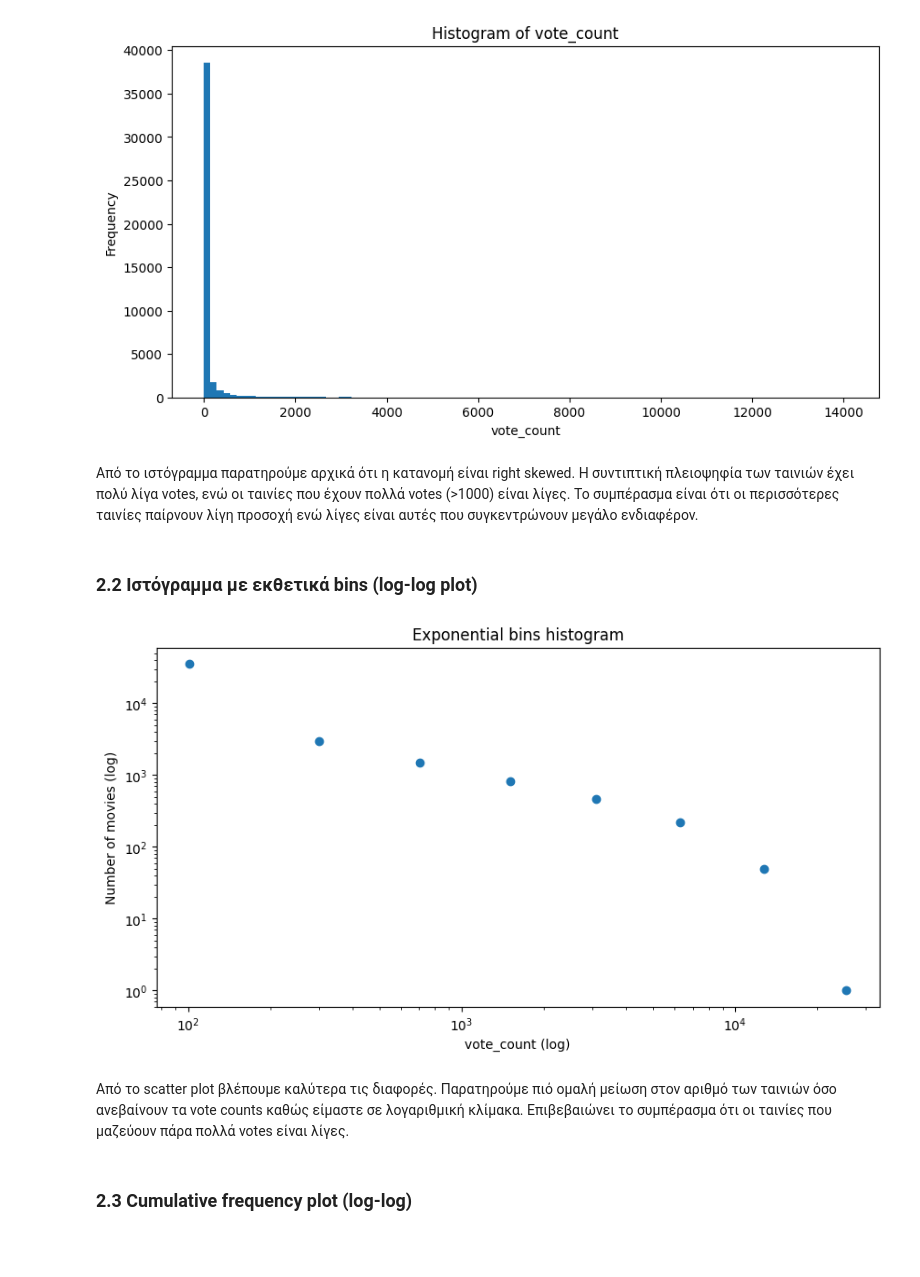
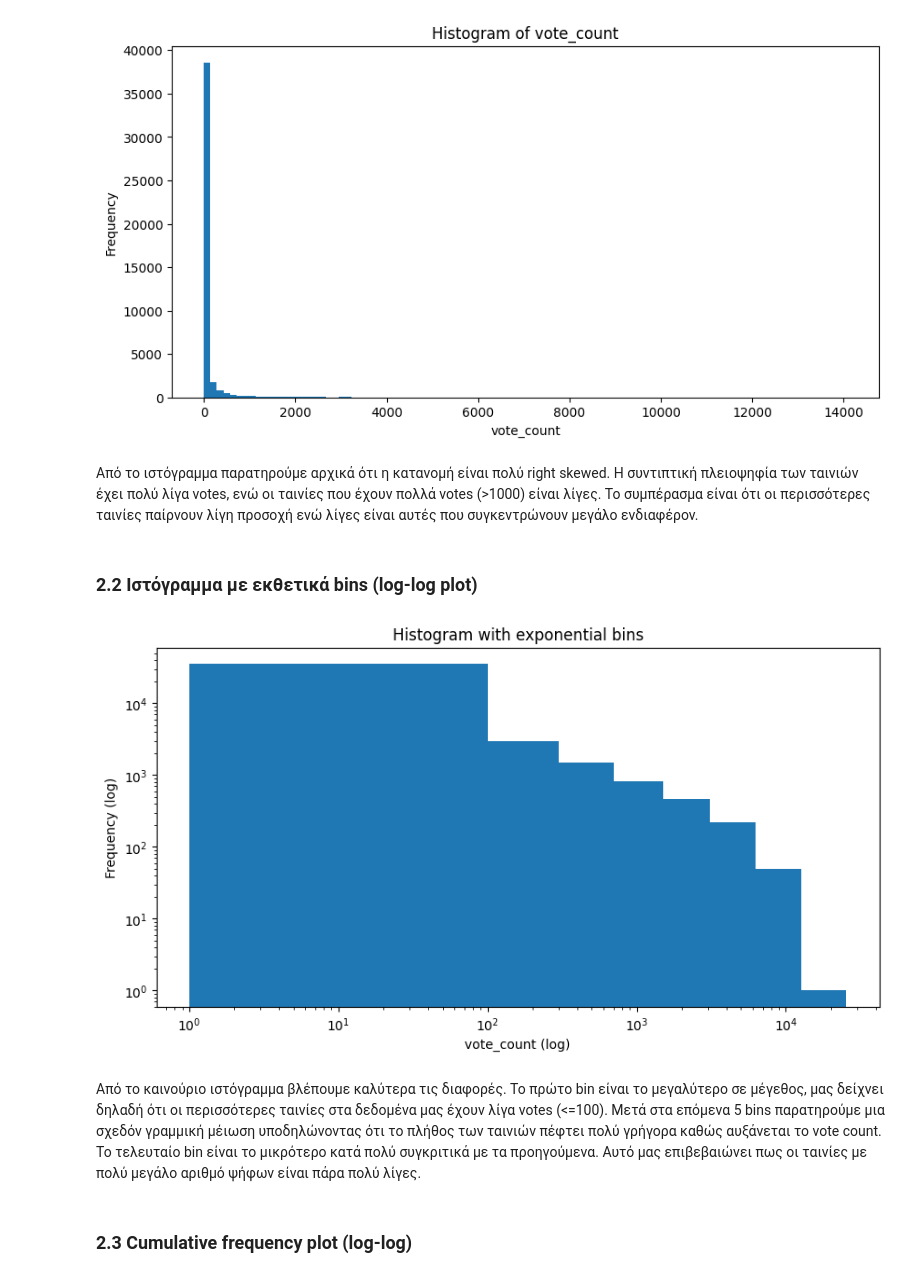
Before and after one commit to BillPapakyriakou/DataMining-Notebooks, a Jupyter notebook: assignment_1B.ipynb, the cells around one changed output. Saved outputs shown, nothing was run; the diff lists cells and outputs as text; code cells hidden in the pictures; blank space fills up the shorter version.

```diff
--- a/assignment_1B.ipynb
+++ b/assignment_1B.ipynb
@@ -89,40 +89,34 @@ plt.show()
 # %% [output]
 [figure]
 # %% [markdown]
-Από το ιστόγραμμα παρατηρούμε αρχικά ότι η κατανομή είναι right skewed. Η συντιπτική πλειοψηφία των ταινιών έχει πολύ λίγα votes, ενώ οι ταινίες που έχουν πολλά votes (>1000) είναι λίγες. Το συμπέρασμα είναι ότι οι περισσότερες ταινίες παίρνουν λίγη προσοχή ενώ λίγες είναι αυτές που συγκεντρώνουν μεγάλο ενδιαφέρον.
+Από το ιστόγραμμα παρατηρούμε αρχικά ότι η κατανομή είναι πολύ right skewed. Η συντιπτική πλειοψηφία των ταινιών έχει πολύ λίγα votes, ενώ οι ταινίες που έχουν πολλά votes (>1000) είναι λίγες. Το συμπέρασμα είναι ότι οι περισσότερες ταινίες παίρνουν λίγη προσοχή ενώ λίγες είναι αυτές που συγκεντρώνουν μεγάλο ενδιαφέρον.
 # %% [markdown]
 ### 2.2 Ιστόγραμμα με εκθετικά bins (log-log plot)
 # %%
 bins = [1]      # ξεκινάμε από 1
 current = 100   # μέγεθος πρώτου κάδου
 
 # βρίσκει το μέγιστο vote_count
 max_votes = vote_counts.max()
 
 while bins[-1] < max_votes:
     bins.append(bins[-1] + current)
     current *= 2                     # διπλασιασμός μεγέθους κάδου
 bins = np.array(bins)
 
-counts, edges = np.histogram(dataframe["vote_count"], bins=bins)
-
-bin_right_edges = edges[1:]  # δεξιά όρια κάθε κάδου
-
-# point-plot ως προς το δεξί άκρο κάθε κάδου
 
 plt.figure(figsize=(10,5))
-plt.scatter(bin_right_edges, counts)
-plt.xscale('log')
-plt.yscale('log')
-plt.title("Exponential bins histogram")
+plt.hist(dataframe["vote_count"], bins=bins)
+plt.xscale("log")
+plt.yscale("log")
+plt.title("Histogram with exponential bins")
 plt.xlabel("vote_count (log)")
-plt.ylabel("Number of movies (log)")
-
+plt.ylabel("Frequency (log)")
 plt.show()
 # %% [output]
-[figure, old version]
+[figure, new version]
-# %% [markdown]
-Από το scatter plot βλέπουμε καλύτερα τις διαφορές. Παρατηρούμε πιό ομαλή μείωση στον αριθμό των ταινιών όσο ανεβαίνουν τα vote counts καθώς είμαστε σε λογαριθμική κλίμακα. Επιβεβαιώνει το συμπέρασμα ότι οι ταινίες που μαζεύουν πάρα πολλά votes είναι λίγες.
+# %% [markdown]
+Από το καινούριο ιστόγραμμα βλέπουμε καλύτερα τις διαφορές. Το πρώτο bin είναι το μεγαλύτερο σε μέγεθος, μας δείχνει δηλαδή ότι οι περισσότερες ταινίες στα δεδομένα μας έχουν λίγα votes (<=100). Μετά στα επόμενα 5 bins παρατηρούμε μια σχεδόν γραμμική μέιωση υποδηλώνοντας ότι το πλήθος των ταινιών πέφτει πολύ γρήγορα καθώς αυξάνεται το vote count. Το τελευταίο bin είναι το μικρότερο κατά πολύ συγκριτικά με τα προηγούμενα. Αυτό μας επιβεβαιώνει πως οι ταινίες με πολύ μεγάλο αριθμό ψήφων είναι πάρα πολύ λίγες.
 # %% [markdown]
 ### 2.3 Cumulative frequency plot (log-log)
 # %%
```
Also changed, not shown: parts of 5 cells of this notebook.
